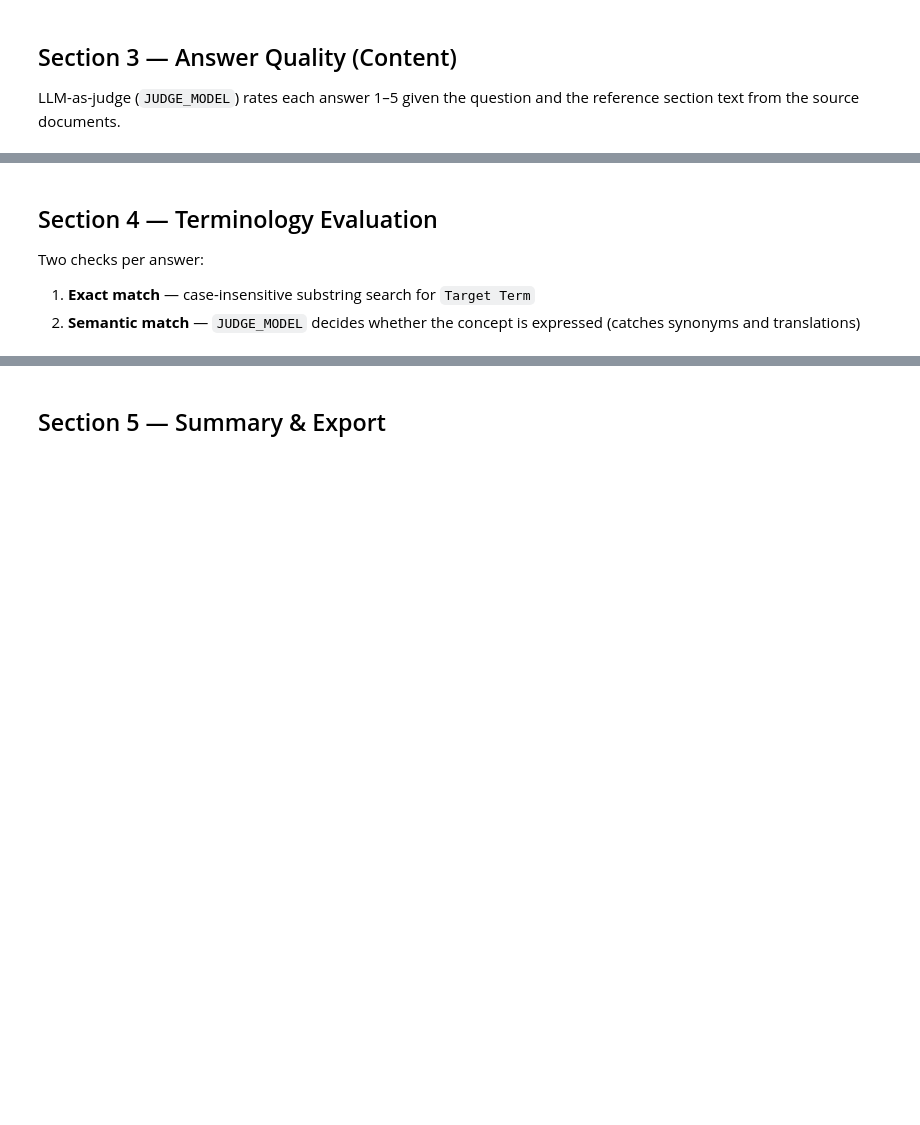
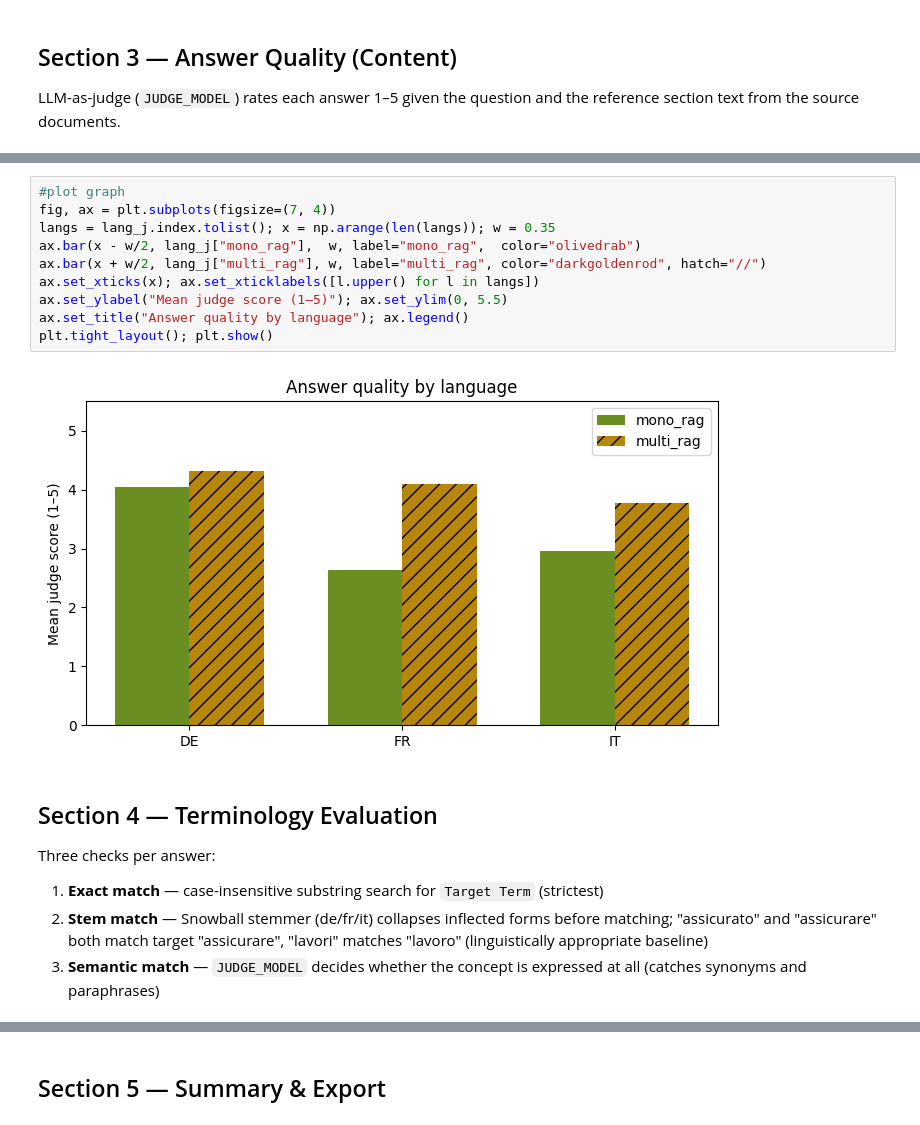
Before and after one commit to WpnSta/CAS_Project_tRAG, a Jupyter notebook: notebooks/evaluation.ipynb, the cells around one changed output, grey strips where cells are left out. Cells and saved outputs as stored; diff of their text form; blank space fills up the shorter version.

```diff
--- a/notebooks/evaluation.ipynb
+++ b/notebooks/evaluation.ipynb
@@ -533,12 +526,25 @@ Mean judge score by language:
 | it | 2.95 | 3.77 |
 Overall — mono_rag: 3.21  multi_rag: 4.06  delta: +0.85
 [figure]
+# %%
+#plot graph
+fig, ax = plt.subplots(figsize=(7, 4))
+langs = lang_j.index.tolist(); x = np.arange(len(langs)); w = 0.35
+ax.bar(x - w/2, lang_j["mono_rag"],  w, label="mono_rag",  color="olivedrab")
+ax.bar(x + w/2, lang_j["multi_rag"], w, label="multi_rag", color="darkgoldenrod", hatch="//")
+ax.set_xticks(x); ax.set_xticklabels([l.upper() for l in langs])
+ax.set_ylabel("Mean judge score (1–5)"); ax.set_ylim(0, 5.5)
+ax.set_title("Answer quality by language"); ax.legend()
+plt.tight_layout(); plt.show()
+# %% [output]
+[figure, added]
 # %% [markdown]
 ## Section 4 — Terminology Evaluation
 
-Two checks per answer:
-1. **Exact match** — case-insensitive substring search for `Target Term`
-2. **Semantic match** — `JUDGE_MODEL` decides whether the concept is expressed (catches synonyms and translations)
+Three checks per answer:
+1. **Exact match** — case-insensitive substring search for `Target Term` (strictest)
+2. **Stem match** — Snowball stemmer (de/fr/it) collapses inflected forms before matching; "assicurato" and "assicurare" both match target "assicurare", "lavori" matches "lavoro" (linguistically appropriate baseline)
+3. **Semantic match** — `JUDGE_MODEL` decides whether the concept is expressed at all (catches synonyms and paraphrases)
 # %%
 if not RUN_TERMINOLOGY:
     print("RUN_TERMINOLOGY is False — skipping.")
```
Also changed, not shown: parts of 8 cells of this notebook, 2 other files.
